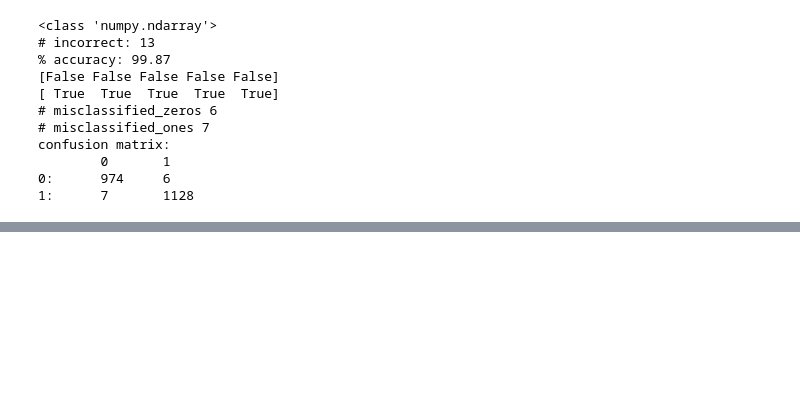
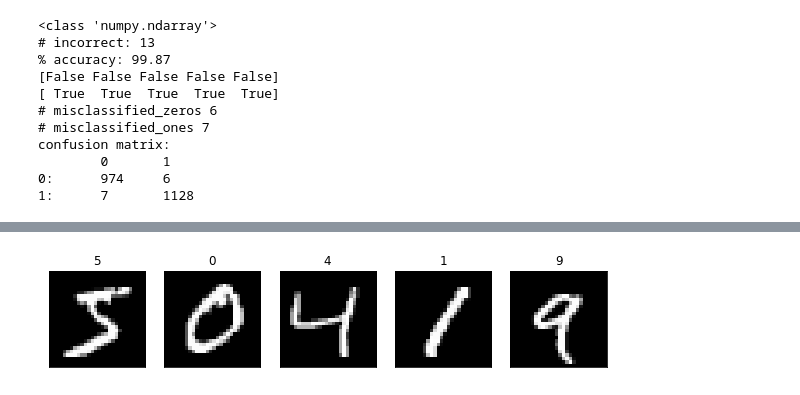
Before and after one commit to taylan-sen/CIS355_FALL05, a Jupyter notebook: ML_neural_networks_for_CV.ipynb, the cells around one changed output, grey strips where cells are left out. Saved outputs shown, nothing was run; the diff lists cells and outputs as text; code cells hidden in the pictures; blank space fills up the shorter version.

```diff
--- a/ML_neural_networks_for_CV.ipynb
+++ b/ML_neural_networks_for_CV.ipynb
@@ -466,0 +479,21 @@ confusion matrix:
+# %%
+import numpy as np
+import matplotlib.pyplot as plt
+from keras.layers import Dense, Flatten
+from keras.models import Sequential
+from tensorflow.keras.utils import to_categorical
+from keras.datasets import mnist
+
+# Load MNIST handwritten digit data
+(X_train, y_train), (X_test, y_test) = mnist.load_data()
+
+# Display some images
+fig, axes = plt.subplots(ncols=5, sharex=False,
+			 sharey=True, figsize=(10, 4))
+for i in range(5):
+	axes[i].set_title(y_train[i])
+	axes[i].imshow(X_train[i], cmap='gray')
+	axes[i].get_xaxis().set_visible(False)
+	axes[i].get_yaxis().set_visible(False)
+plt.show()
+# %% [output]
@@ -466,0 +502 @@ confusion matrix:
+[figure, added]
```
Also changed, not shown: parts of 8 cells of this notebook.
